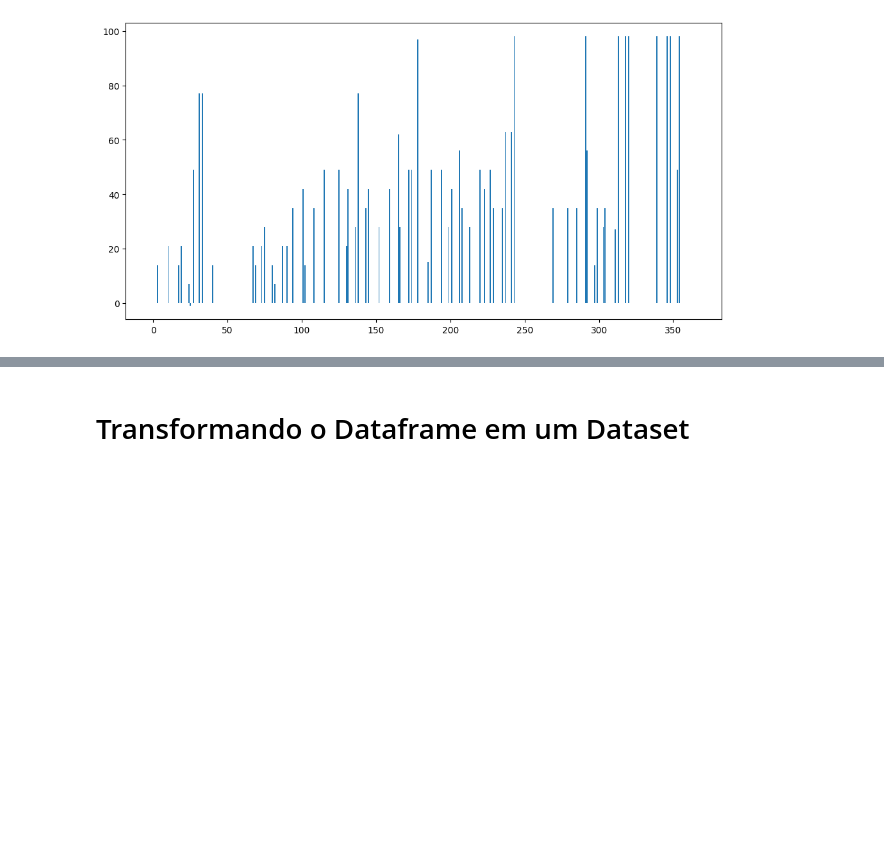
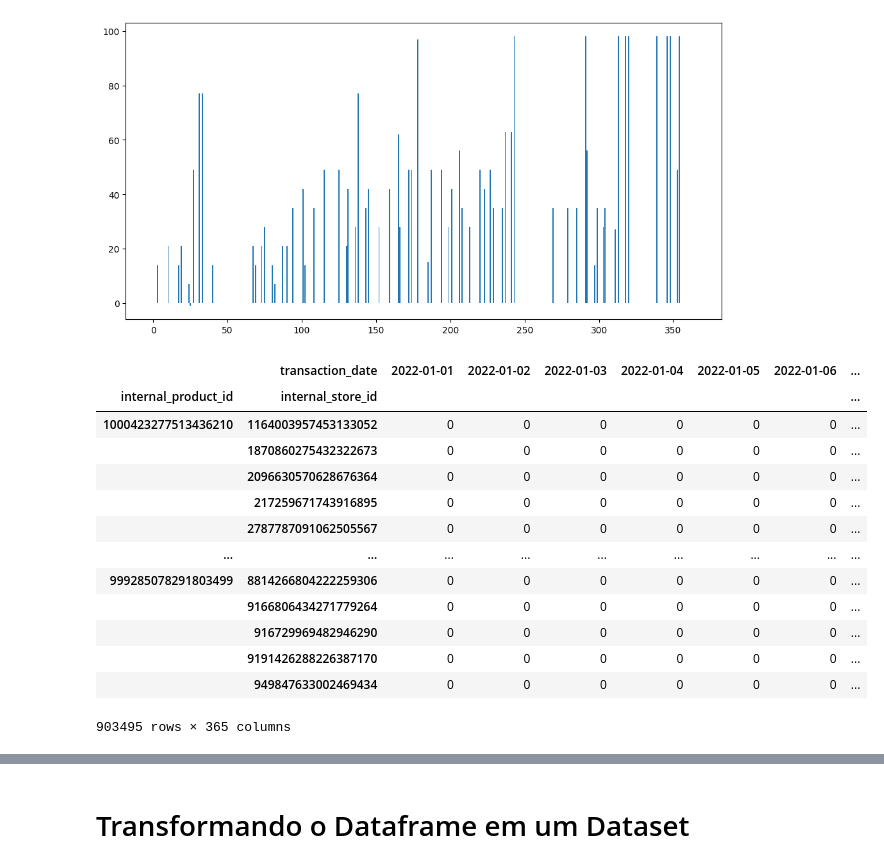
Before and after one commit to jvfd3/hackathon-big_data_tech, a Jupyter notebook: Files/Code/Testing_RAB_Real_Data.ipynb, the cells around one changed output, grey strips where cells are left out. Drawn from its saved outputs; the diff is of its cells as text; code cells hidden in the pictures; blank space fills up the shorter version.

```diff
--- a/Files/Code/Testing_RAB_Real_Data.ipynb
+++ b/Files/Code/Testing_RAB_Real_Data.ipynb
@@ -180,3 +193,20 @@ plt.bar(range(len(full_df)), test_sample)
 # %% [output]
 <BarContainer object of 365 artists>
 [figure]
+# %%
+xd.T
+# %% [output]
+|  | transaction_date | 2022-01-01 | 2022-01-02 | 2022-01-03 | 2022-01-04 | 2022-01-05 | 2022-01-06 | ... |
+| internal_product_id | internal_store_id |  |  |  |  |  |  | ... |
+| 1000423277513436210 | 1164003957453133052 | 0 | 0 | 0 | 0 | 0 | 0 | ... |
+|  | 1870860275432322673 | 0 | 0 | 0 | 0 | 0 | 0 | ... |
+|  | 2096630570628676364 | 0 | 0 | 0 | 0 | 0 | 0 | ... |
+|  | 217259671743916895 | 0 | 0 | 0 | 0 | 0 | 0 | ... |
+|  | 2787787091062505567 | 0 | 0 | 0 | 0 | 0 | 0 | ... |
+| ... | ... | ... | ... | ... | ... | ... | ... | ... |
+| 999285078291803499 | 8814266804222259306 | 0 | 0 | 0 | 0 | 0 | 0 | ... |
+|  | 9166806434271779264 | 0 | 0 | 0 | 0 | 0 | 0 | ... |
+|  | 916729969482946290 | 0 | 0 | 0 | 0 | 0 | 0 | ... |
+|  | 9191426288226387170 | 0 | 0 | 0 | 0 | 0 | 0 | ... |
+|  | 949847633002469434 | 0 | 0 | 0 | 0 | 0 | 0 | ... |
+903495 rows × 365 columns
```
Also changed, not shown: parts of 12 cells of this notebook, 1 other file.
